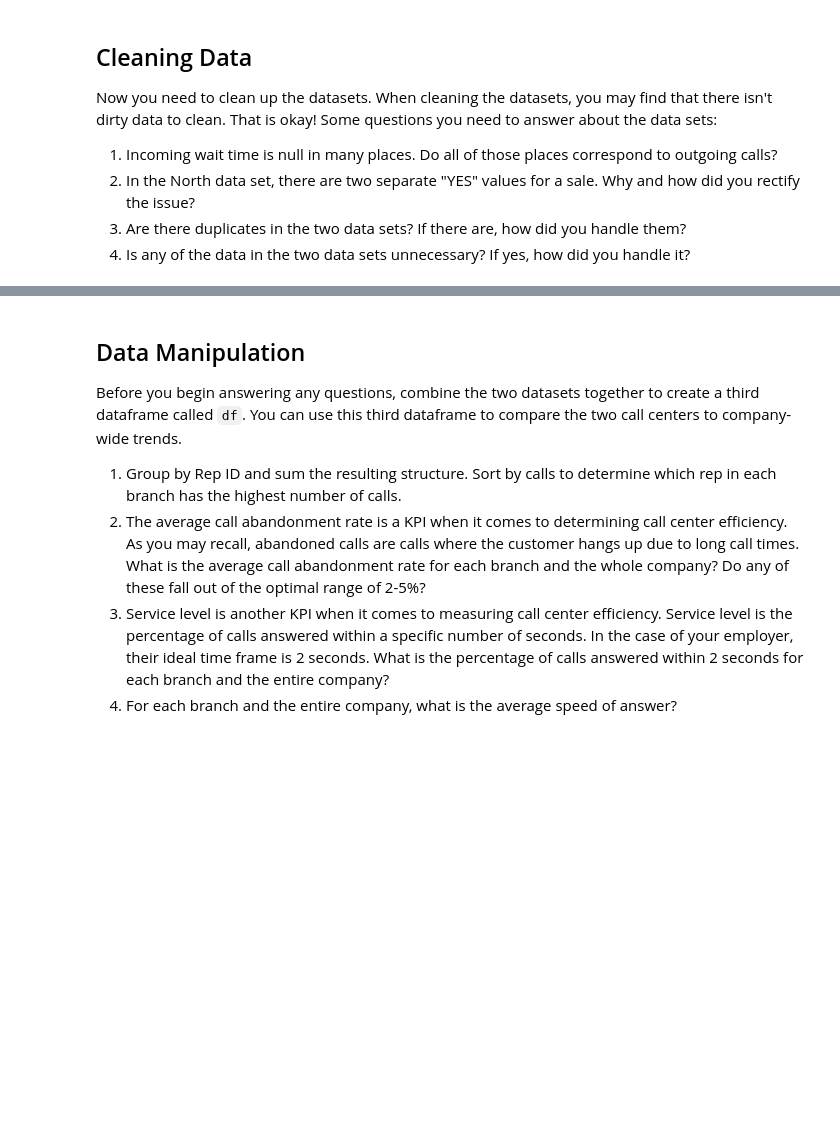
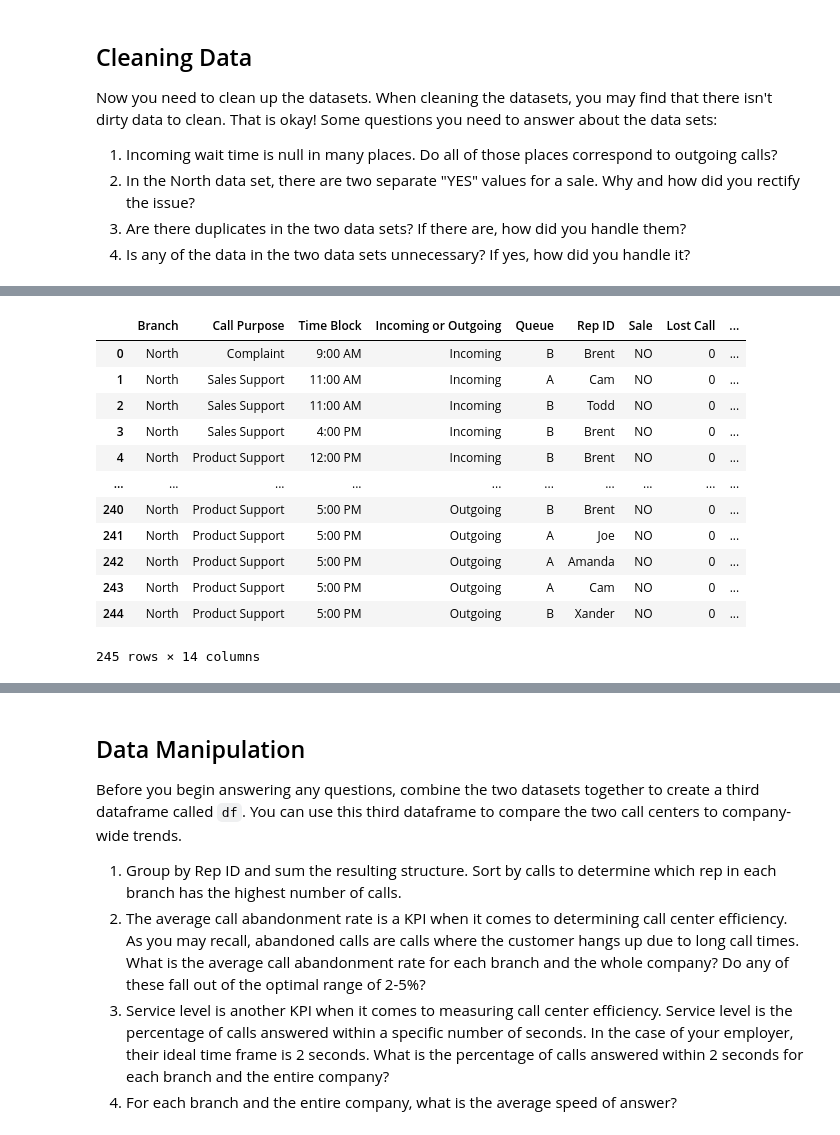
Before and after one commit to 4CEBWTHU/call-center-cleanup-assignment, a Jupyter notebook: Call Center Cleanup.ipynb, the cells around one changed output, grey strips where cells are left out. Saved outputs shown, nothing was run; the diff lists cells and outputs as text; code cells hidden in the pictures; blank space fills up the shorter version.

```diff
--- a/Call Center Cleanup.ipynb
+++ b/Call Center Cleanup.ipynb
@@ -312,0 +347,18 @@ north_df.loc[north_df['Sale'].isin(['YES YES'])]
+# %%
+north_dup_check = north_df.drop(['Unnamed: 0'], axis = 1)
+#north_dup_check.duplicated(keep = False)
+north_dup_check
+# %% [output]
+|  | Branch | Call Purpose | Time Block | Incoming or Outgoing | Queue | Rep ID | Sale | Lost Call | ... |
+| 0 | North | Complaint | 9:00 AM | Incoming | B | Brent | NO | 0 | ... |
+| 1 | North | Sales Support | 11:00 AM | Incoming | A | Cam | NO | 0 | ... |
+| 2 | North | Sales Support | 11:00 AM | Incoming | B | Todd | NO | 0 | ... |
+| 3 | North | Sales Support | 4:00 PM | Incoming | B | Brent | NO | 0 | ... |
+| 4 | North | Product Support | 12:00 PM | Incoming | B | Brent | NO | 0 | ... |
+| ... | ... | ... | ... | ... | ... | ... | ... | ... | ... |
+| 240 | North | Product Support | 5:00 PM | Outgoing | B | Brent | NO | 0 | ... |
+| 241 | North | Product Support | 5:00 PM | Outgoing | A | Joe | NO | 0 | ... |
+| 242 | North | Product Support | 5:00 PM | Outgoing | A | Amanda | NO | 0 | ... |
+| 243 | North | Product Support | 5:00 PM | Outgoing | A | Cam | NO | 0 | ... |
+| 244 | North | Product Support | 5:00 PM | Outgoing | B | Xander | NO | 0 | ... |
+245 rows × 14 columns
```
Also changed, not shown: parts of 12 cells of this notebook.
